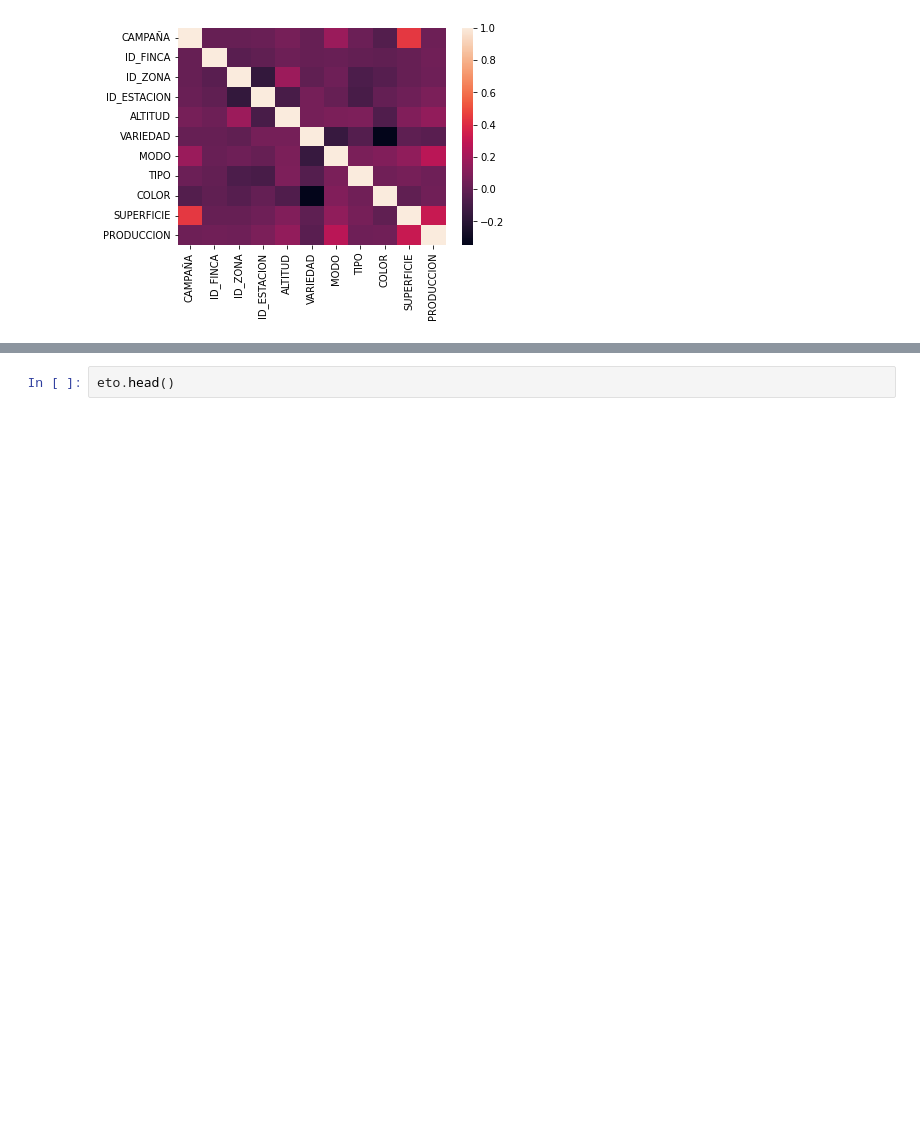
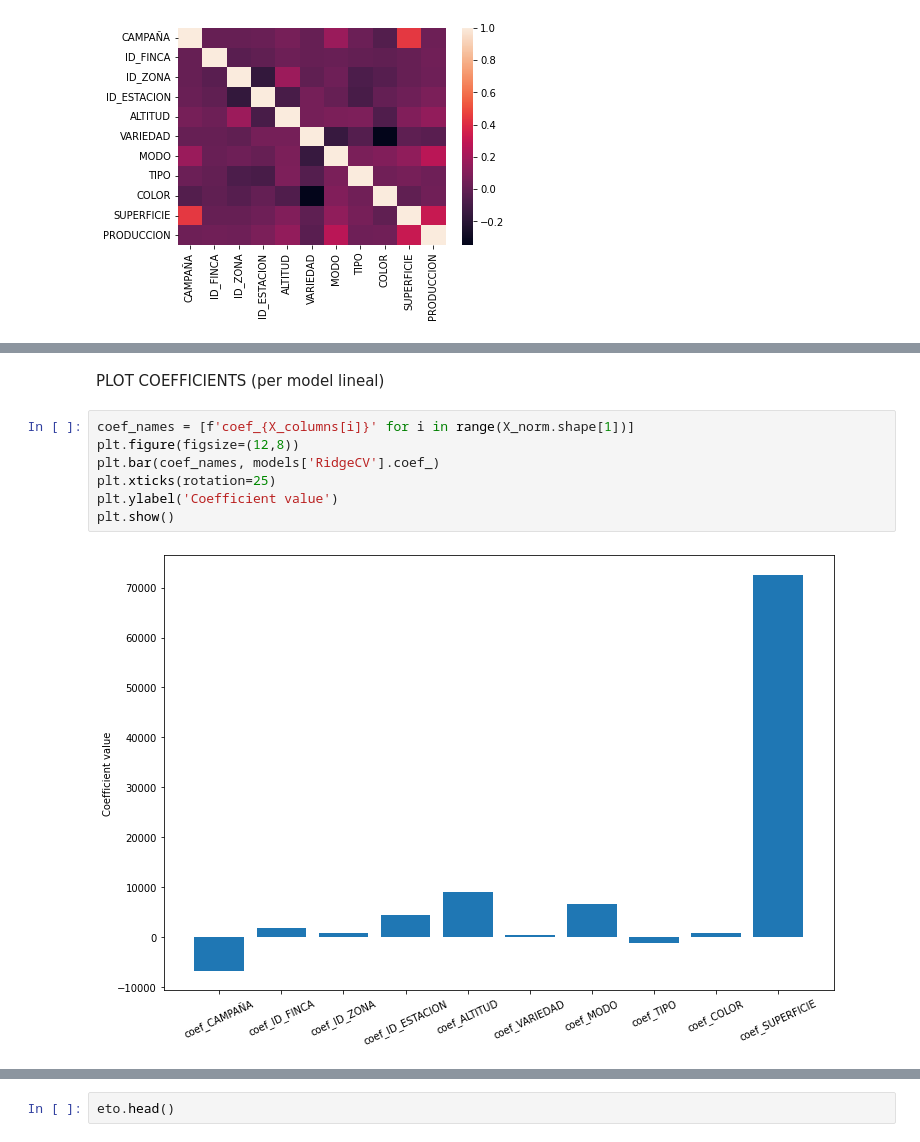
Before and after one commit to AlbertRoca29/The-Wine-Project, a Jupyter notebook: script_exploración.ipynb, the cells around one changed output, grey strips where cells are left out. Cells and saved outputs as stored; diff of their text form; blank space fills up the shorter version.

```diff
--- a/script_exploración.ipynb
+++ b/script_exploración.ipynb
@@ -209,0 +210,11 @@ temps = 0.0058s
+# %% [markdown]
+PLOT COEFFICIENTS (per model lineal)
+# %%
+coef_names = [f'coef_{X_columns[i]}' for i in range(X_norm.shape[1])]
+plt.figure(figsize=(12,8))
+plt.bar(coef_names, models['RidgeCV'].coef_)
+plt.xticks(rotation=25)
+plt.ylabel('Coefficient value')
+plt.show()
+# %% [output]
+[figure, added]
```
Also changed, not shown: parts of 18 cells of this notebook.
